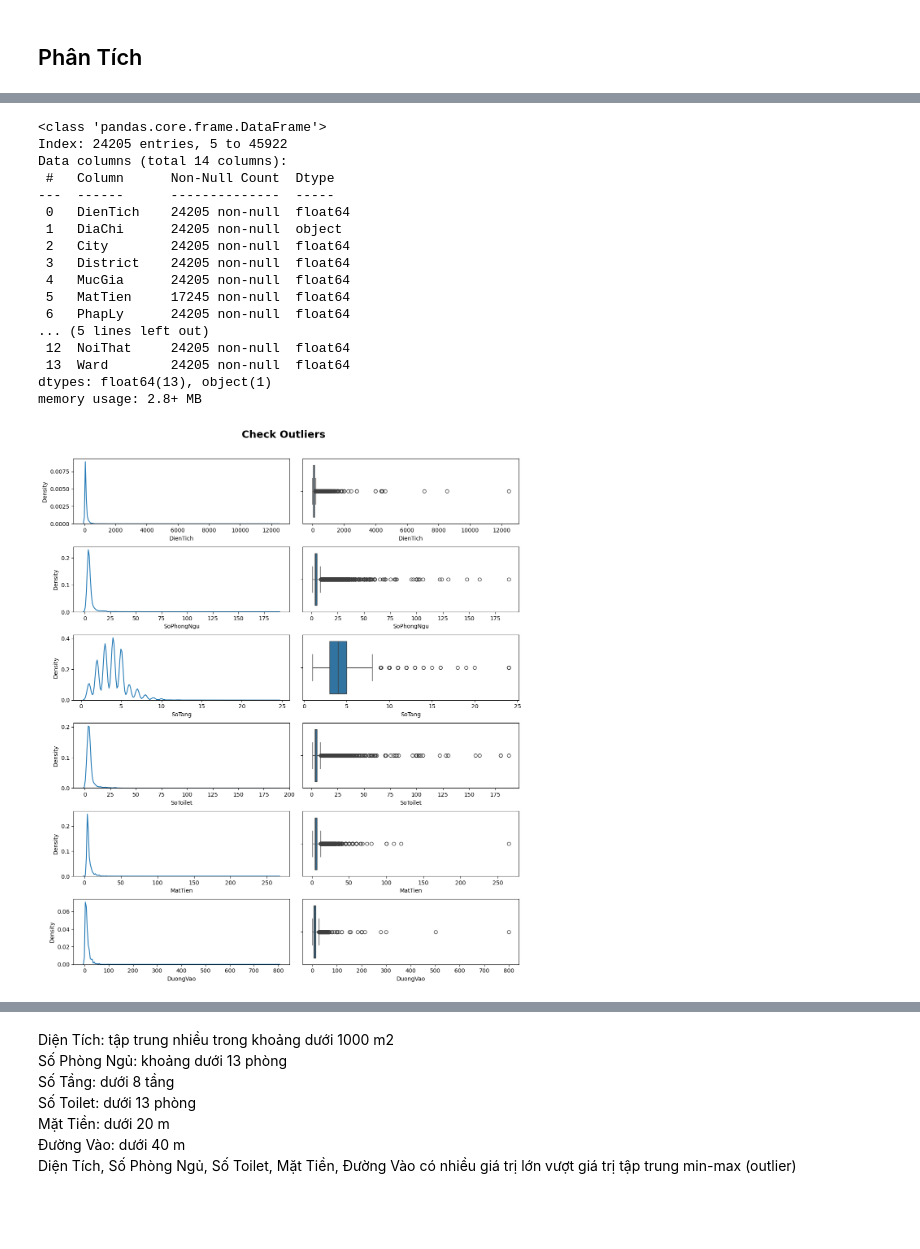
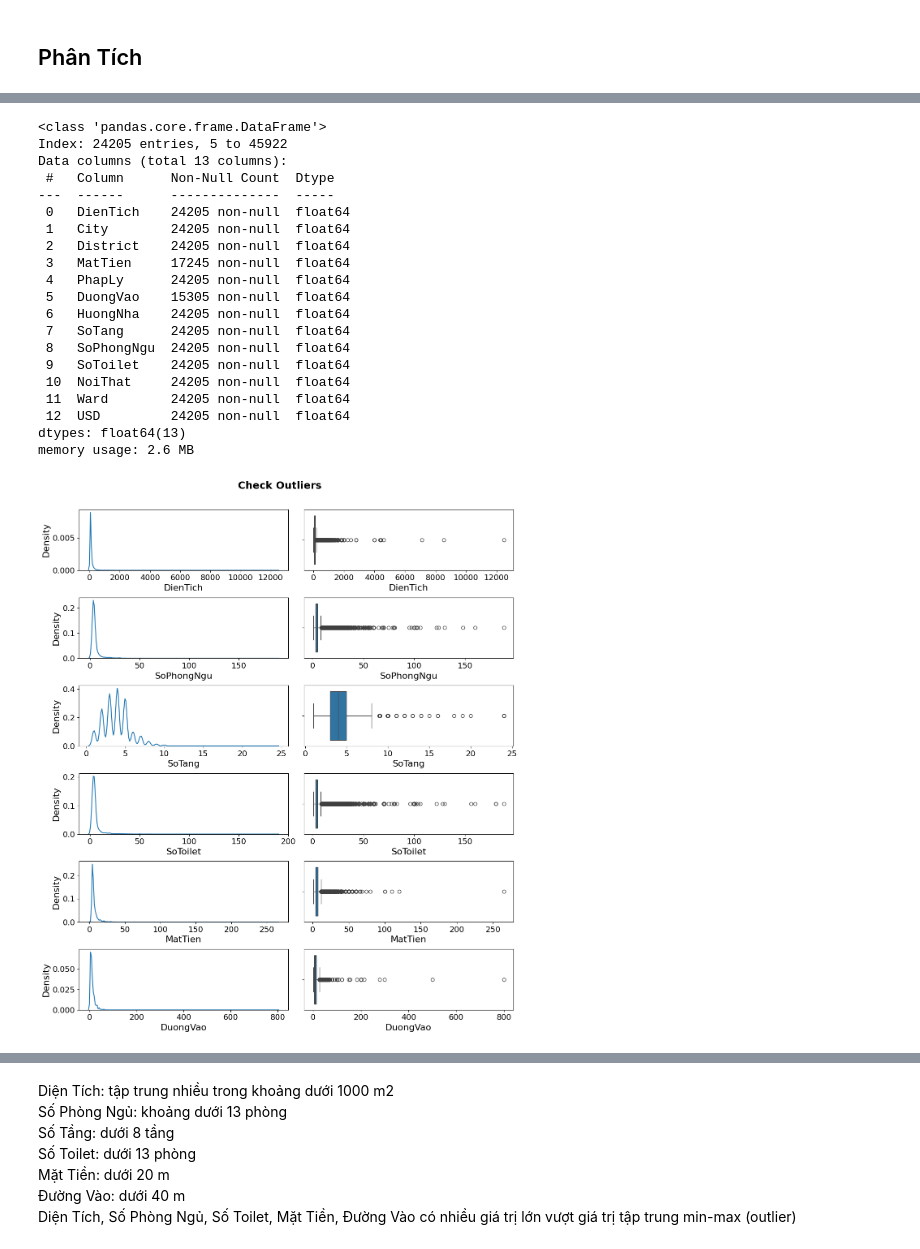
Before and after one commit to ngodongnguyen/SIC_BigData_Real-Estate-Price-Prediction, a Jupyter notebook: notebooks/Predit_House.ipynb, the cells around one changed output, grey strips where cells are left out. Cells and saved outputs as stored; diff of their text form; code cells hidden in the pictures; blank space fills up the shorter version.

```diff
--- a/notebooks/Predit_House.ipynb
+++ b/notebooks/Predit_House.ipynb
@@ -94,11 +96,11 @@ def zero_round(value):
     else:
         return np.floor(value)
 
-df_raw['HuongNha'] = fill_missing_with_random(df_raw['HuongNha'])
-df_raw['NoiThat'] = fill_missing_with_random(df_raw['NoiThat'])
-df_raw['PhapLy'] = fill_missing_with_random(df_raw['PhapLy'])
+df_capped['HuongNha'] = fill_missing_with_random(df_capped['HuongNha'])
+df_capped['NoiThat'] = fill_missing_with_random(df_capped['NoiThat'])
+df_capped['PhapLy'] = fill_missing_with_random(df_capped['PhapLy'])
 
 # Làm tròn giá trị cho cột NoiThat, PhapLy, HuongNha
-df_raw['NoiThat'] = df_raw['NoiThat'].apply(zero_round)
-df_raw['PhapLy'] = df_raw['PhapLy'].apply(zero_round)
-df_raw['HuongNha'] = np.floor(df_raw['HuongNha'])
+df_capped['NoiThat'] = df_capped['NoiThat'].apply(zero_round)
+df_capped['PhapLy'] = df_capped['PhapLy'].apply(zero_round)
+df_capped['HuongNha'] = np.floor(df_capped['HuongNha'])
@@ -130,20 +107,27 @@ df_raw.describe()
+# %%
+#thêm cột USD để về sau xây dựng mô hình với giá USD hạn chế được sai số do VND quá lớn (tỉ giá đổi 25k / 1$)
+df_capped['USD']=df_capped['MucGia'].astype(float)/25000
+df_capped.drop(columns='MucGia',inplace=True)
 # %%
-df_raw.info()
+df_capped.info()
 # %% [output]
 <class 'pandas.core.frame.DataFrame'>
 Index: 24205 entries, 5 to 45922
-Data columns (total 14 columns):
+Data columns (total 13 columns):
  #   Column      Non-Null Count  Dtype
 ---  ------      --------------  -----
  0   DienTich    24205 non-null  float64
- 1   DiaChi      24205 non-null  object
- 2   City        24205 non-null  float64
- 3   District    24205 non-null  float64
- 4   MucGia      24205 non-null  float64
- 5   MatTien     17245 non-null  float64
- 6   PhapLy      24205 non-null  float64
-... (5 lines left out)
- 12  NoiThat     24205 non-null  float64
- 13  Ward        24205 non-null  float64
-dtypes: float64(13), object(1)
-memory usage: 2.8+ MB
+ 1   City        24205 non-null  float64
+ 2   District    24205 non-null  float64
+ 3   MatTien     17245 non-null  float64
+ 4   PhapLy      24205 non-null  float64
+ 5   DuongVao    15305 non-null  float64
+ 6   HuongNha    24205 non-null  float64
+ 7   SoTang      24205 non-null  float64
+ 8   SoPhongNgu  24205 non-null  float64
+ 9   SoToilet    24205 non-null  float64
+ 10  NoiThat     24205 non-null  float64
+ 11  Ward        24205 non-null  float64
+ 12  USD         24205 non-null  float64
+dtypes: float64(13)
+memory usage: 2.6 MB
@@ -159,24 +137,24 @@ rcParams = {'xtick.labelsize':'14','ytick.labelsize':'14','axes.labelsize':'16'}
 # %%
 fig, ax = plt.subplots(6,2, figsize = (12,14))
 
 fig.suptitle('Check Outliers', size = 18, fontweight="bold")
-sns.kdeplot(ax= ax[0,0], data = df_raw, x = 'DienTich')
-sns.boxplot(ax= ax[0,1], data = df_raw, x = 'DienTich')
-sns.kdeplot(ax= ax[1,0], data = df_raw, x = 'SoPhongNgu')
-sns.boxplot(ax= ax[1,1], data = df_raw, x = 'SoPhongNgu')
-sns.kdeplot(ax= ax[2,0], data = df_raw, x = 'SoTang')
-sns.boxplot(ax= ax[2,1], data = df_raw, x = 'SoTang')
-sns.kdeplot(ax= ax[3,0], data = df_raw, x = 'SoToilet')
-sns.boxplot(ax= ax[3,1], data = df_raw, x = 'SoToilet')
-sns.kdeplot(ax= ax[4,0], data = df_raw, x = 'MatTien')
-sns.boxplot(ax= ax[4,1], data = df_raw, x = 'MatTien')
-sns.kdeplot(ax= ax[5,0], data = df_raw, x = 'DuongVao')
-sns.boxplot(ax= ax[5,1], data = df_raw, x = 'DuongVao')
+sns.kdeplot(ax= ax[0,0], data = df_capped, x = 'DienTich')
+sns.boxplot(ax= ax[0,1], data = df_capped, x = 'DienTich')
+sns.kdeplot(ax= ax[1,0], data = df_capped, x = 'SoPhongNgu')
+sns.boxplot(ax= ax[1,1], data = df_capped, x = 'SoPhongNgu')
+sns.kdeplot(ax= ax[2,0], data = df_capped, x = 'SoTang')
+sns.boxplot(ax= ax[2,1], data = df_capped, x = 'SoTang')
+sns.kdeplot(ax= ax[3,0], data = df_capped, x = 'SoToilet')
+sns.boxplot(ax= ax[3,1], data = df_capped, x = 'SoToilet')
+sns.kdeplot(ax= ax[4,0], data = df_capped, x = 'MatTien')
+sns.boxplot(ax= ax[4,1], data = df_capped, x = 'MatTien')
+sns.kdeplot(ax= ax[5,0], data = df_capped, x = 'DuongVao')
+sns.boxplot(ax= ax[5,1], data = df_capped, x = 'DuongVao')
 
 
 pylab.rcParams.update(rcParams)
 fig.tight_layout()
 fig.subplots_adjust(top=0.93)
 plt.show()
 # %% [output]
-[figure, old version]
+[figure, new version]
```
Also changed, not shown: parts of 35 cells of this notebook, 9 other files.
